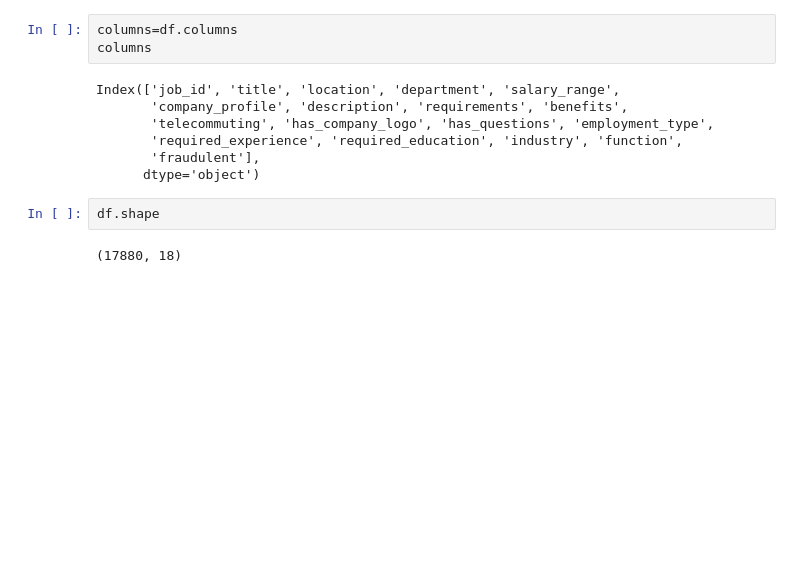
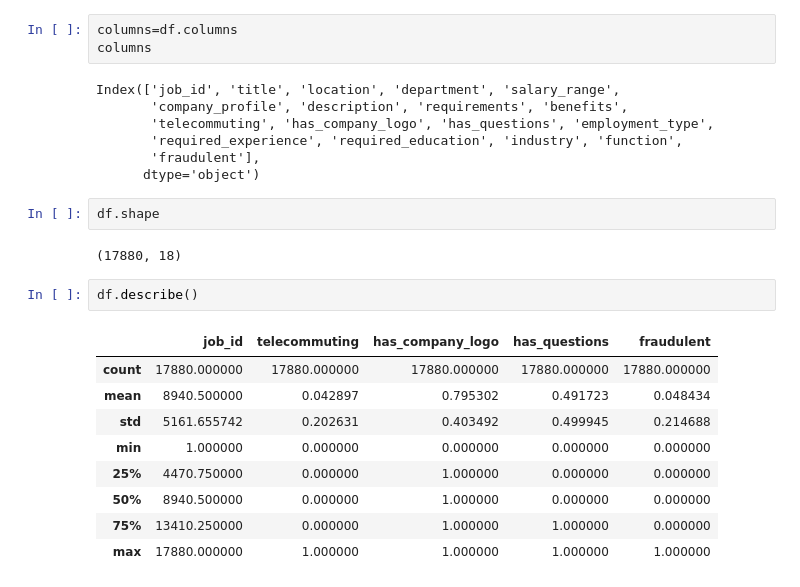
Before and after one commit to AkshayMahajan1187/Fake-job-detection, a Jupyter notebook: notebooks/01_eda.ipynb, the cells around one changed output. Cells and saved outputs as stored; diff of their text form; blank space fills up the shorter version.

```diff
--- a/notebooks/01_eda.ipynb
+++ b/notebooks/01_eda.ipynb
@@ -27,3 +32,15 @@ Index(['job_id', 'title', 'location', 'department', 'salary_range',
 df.shape
 # %% [output]
 (17880, 18)
+# %%
+df.describe()
+# %% [output]
+|  | job_id | telecommuting | has_company_logo | has_questions | fraudulent |
+| count | 17880.000000 | 17880.000000 | 17880.000000 | 17880.000000 | 17880.000000 |
+| mean | 8940.500000 | 0.042897 | 0.795302 | 0.491723 | 0.048434 |
+| std | 5161.655742 | 0.202631 | 0.403492 | 0.499945 | 0.214688 |
+| min | 1.000000 | 0.000000 | 0.000000 | 0.000000 | 0.000000 |
+| 25% | 4470.750000 | 0.000000 | 1.000000 | 0.000000 | 0.000000 |
+| 50% | 8940.500000 | 0.000000 | 1.000000 | 0.000000 | 0.000000 |
+| 75% | 13410.250000 | 0.000000 | 1.000000 | 1.000000 | 0.000000 |
+| max | 17880.000000 | 1.000000 | 1.000000 | 1.000000 | 1.000000 |
```
Also changed, not shown: parts of 18 cells of this notebook, 1 other file.
